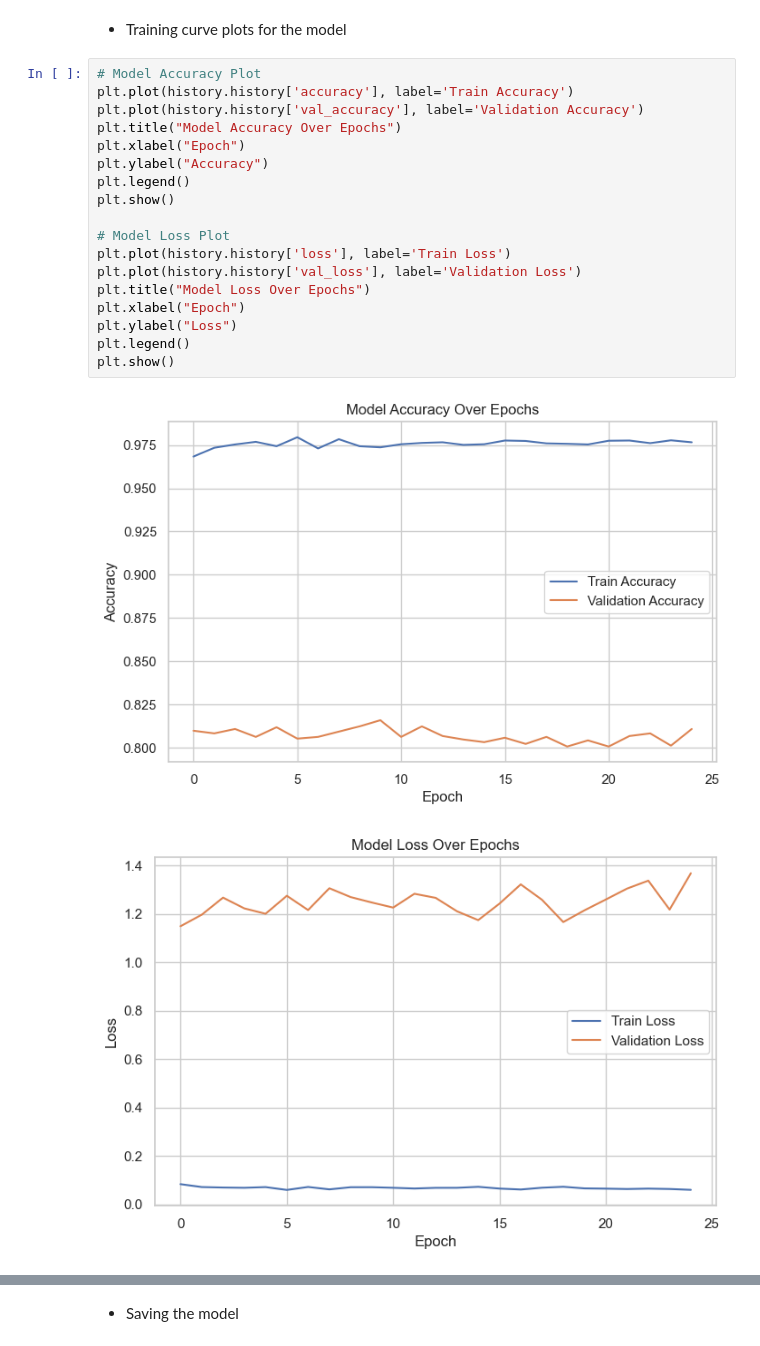
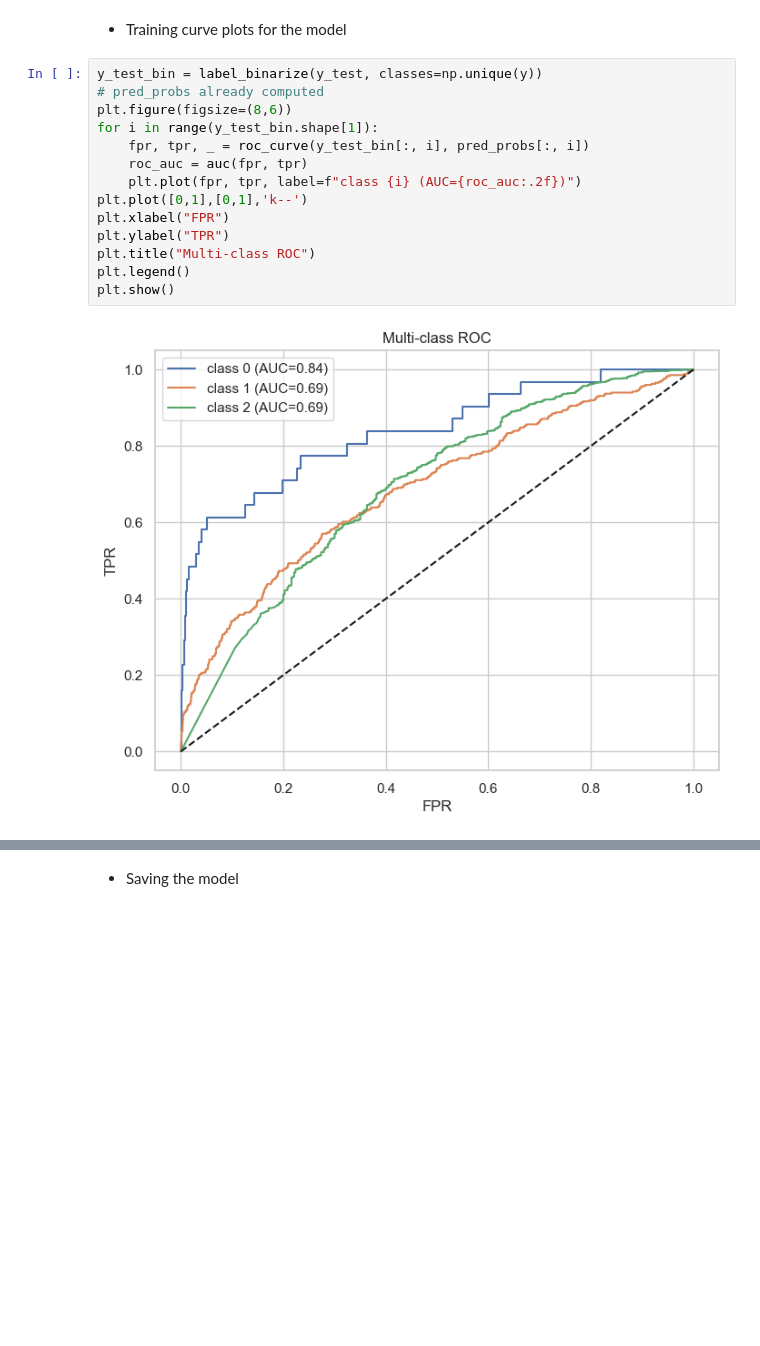
Before and after one commit to Agumekenneth/AI-Exam-Project, a Jupyter notebook: Exam project/exam.ipynb, the cells around one changed output, grey strips where cells are left out. Saved outputs shown, nothing was run; the diff lists cells and outputs as text; blank space fills up the shorter version.

```diff
--- a/Exam project/exam.ipynb
+++ b/Exam project/exam.ipynb
@@ -411,23 +342,18 @@ Confusion Matrix:
 # %% [markdown]
 - Training curve plots for the model
-# %%
-# Model Accuracy Plot
-plt.plot(history.history['accuracy'], label='Train Accuracy')
-plt.plot(history.history['val_accuracy'], label='Validation Accuracy')
-plt.title("Model Accuracy Over Epochs")
-plt.xlabel("Epoch")
-plt.ylabel("Accuracy")
-plt.legend()
-plt.show()
-
-# Model Loss Plot
-plt.plot(history.history['loss'], label='Train Loss')
-plt.plot(history.history['val_loss'], label='Validation Loss')
-plt.title("Model Loss Over Epochs")
-plt.xlabel("Epoch")
-plt.ylabel("Loss")
-plt.legend()
-plt.show()
-# %% [output]
-[figure, removed]
-[figure, removed]
+# %%
+y_test_bin = label_binarize(y_test, classes=np.unique(y))
+# pred_probs already computed
+plt.figure(figsize=(8,6))
+for i in range(y_test_bin.shape[1]):
+    fpr, tpr, _ = roc_curve(y_test_bin[:, i], pred_probs[:, i])
+    roc_auc = auc(fpr, tpr)
+    plt.plot(fpr, tpr, label=f"class {i} (AUC={roc_auc:.2f})")
+plt.plot([0,1],[0,1],'k--')
+plt.xlabel("FPR")
+plt.ylabel("TPR")
+plt.title("Multi-class ROC")
+plt.legend()
+plt.show()
+# %% [output]
+[figure, added]
```
Also changed, not shown: parts of 8 cells of this notebook.
